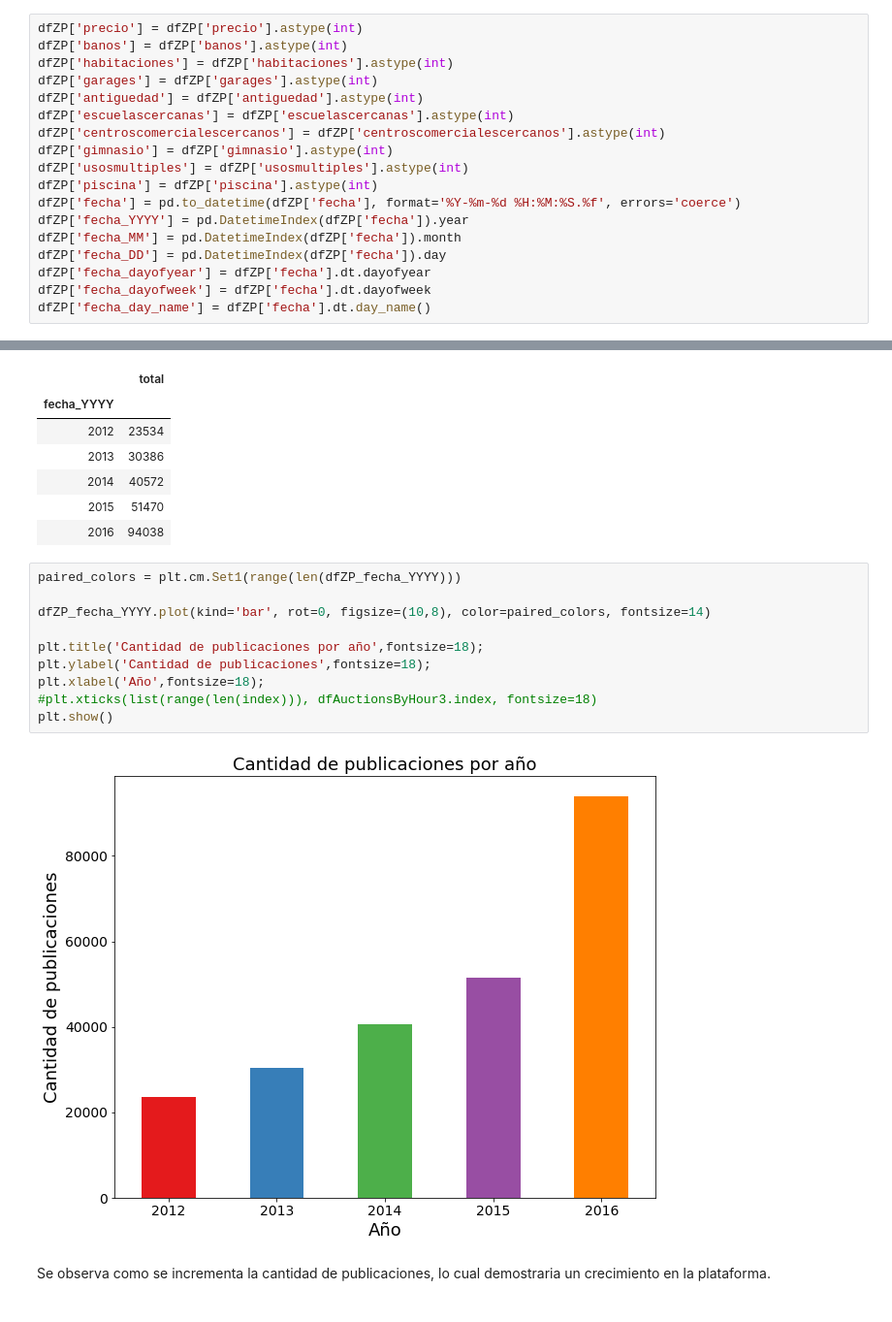
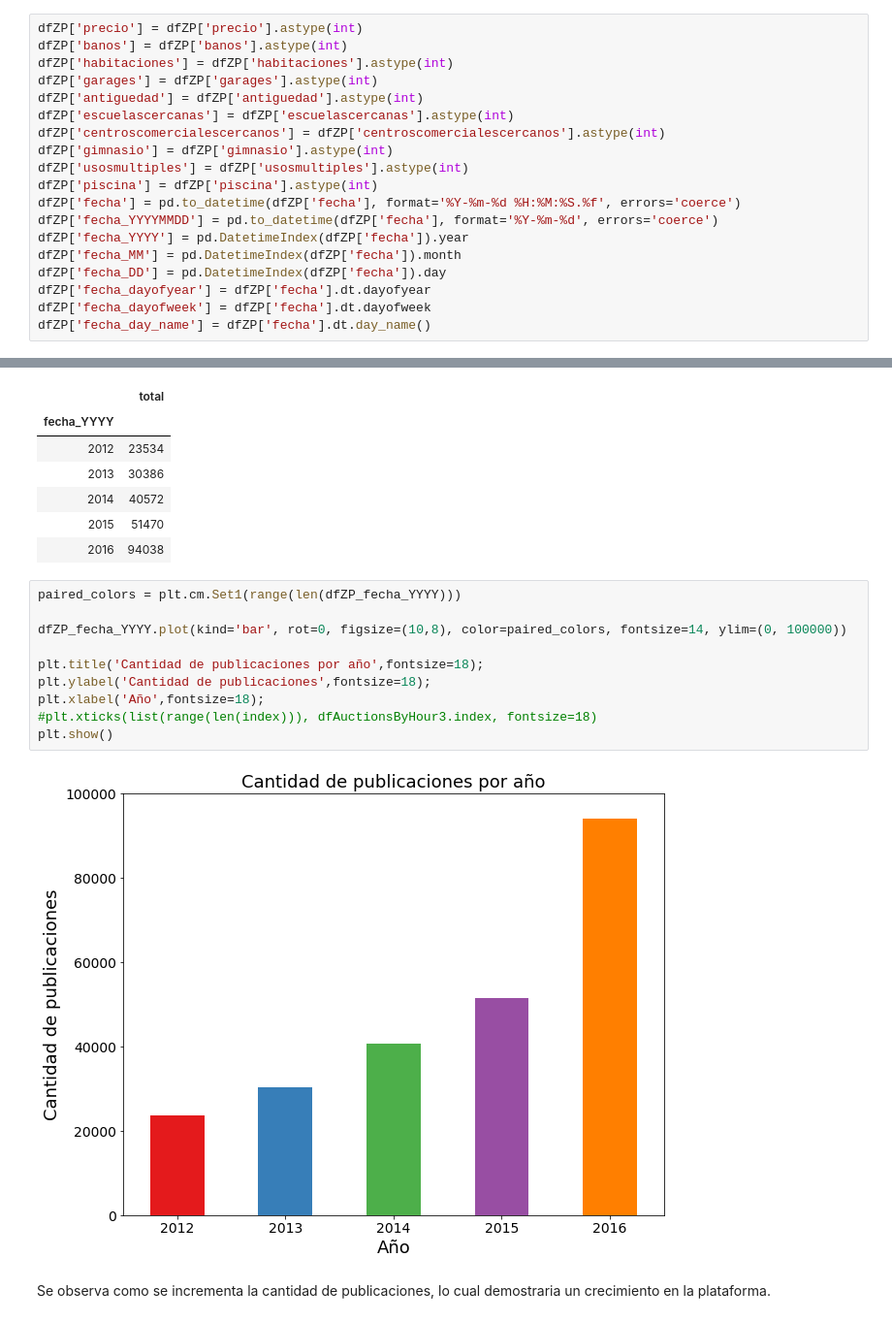
Before and after one commit to cessar5/7506_20192C, a Jupyter notebook: tp1.ipynb, the cells around one changed output, grey strips where cells are left out. Shown at 97% size. Drawn from its saved outputs; the diff is of its cells as text.

```diff
--- a/tp1.ipynb
+++ b/tp1.ipynb
@@ -216,6 +216,7 @@ dfZP['gimnasio'] = dfZP['gimnasio'].astype(int)
 dfZP['usosmultiples'] = dfZP['usosmultiples'].astype(int)
 dfZP['piscina'] = dfZP['piscina'].astype(int)
 dfZP['fecha'] = pd.to_datetime(dfZP['fecha'], format='%Y-%m-%d %H:%M:%S.%f', errors='coerce')
+dfZP['fecha_YYYYMMDD'] = pd.to_datetime(dfZP['fecha'], format='%Y-%m-%d', errors='coerce')
 dfZP['fecha_YYYY'] = pd.DatetimeIndex(dfZP['fecha']).year
 dfZP['fecha_MM'] = pd.DatetimeIndex(dfZP['fecha']).month
 dfZP['fecha_DD'] = pd.DatetimeIndex(dfZP['fecha']).day
@@ -633,15 +634,15 @@ dfZP_fecha_YYYY.to_frame()
 # %%
 paired_colors = plt.cm.Set1(range(len(dfZP_fecha_YYYY)))
 
-dfZP_fecha_YYYY.plot(kind='bar', rot=0, figsize=(10,8), color=paired_colors, fontsize=14)
+dfZP_fecha_YYYY.plot(kind='bar', rot=0, figsize=(10,8), color=paired_colors, fontsize=14, ylim=(0, 100000))
 
 plt.title('Cantidad de publicaciones por año',fontsize=18);
 plt.ylabel('Cantidad de publicaciones',fontsize=18);
 plt.xlabel('Año',fontsize=18);
 #plt.xticks(list(range(len(index))), dfAuctionsByHour3.index, fontsize=18)
 plt.show()
 # %% [output]
-[figure, old version]
+[figure, new version]
 # %% [markdown]
 Se observa como se incrementa la cantidad de publicaciones, lo cual demostraria un crecimiento en la plataforma.
 # %% [markdown]
```
Also changed, not shown: parts of 23 cells of this notebook.
